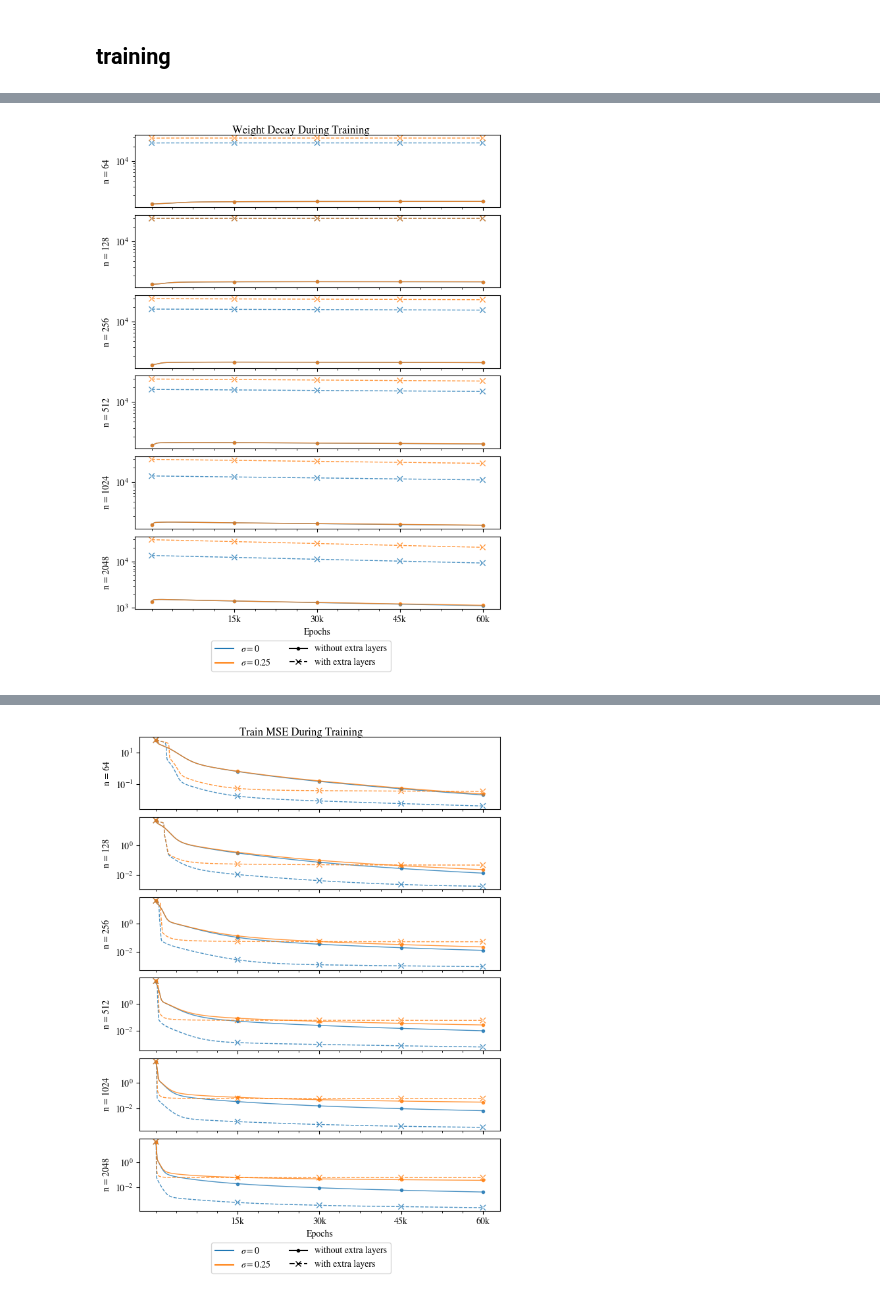
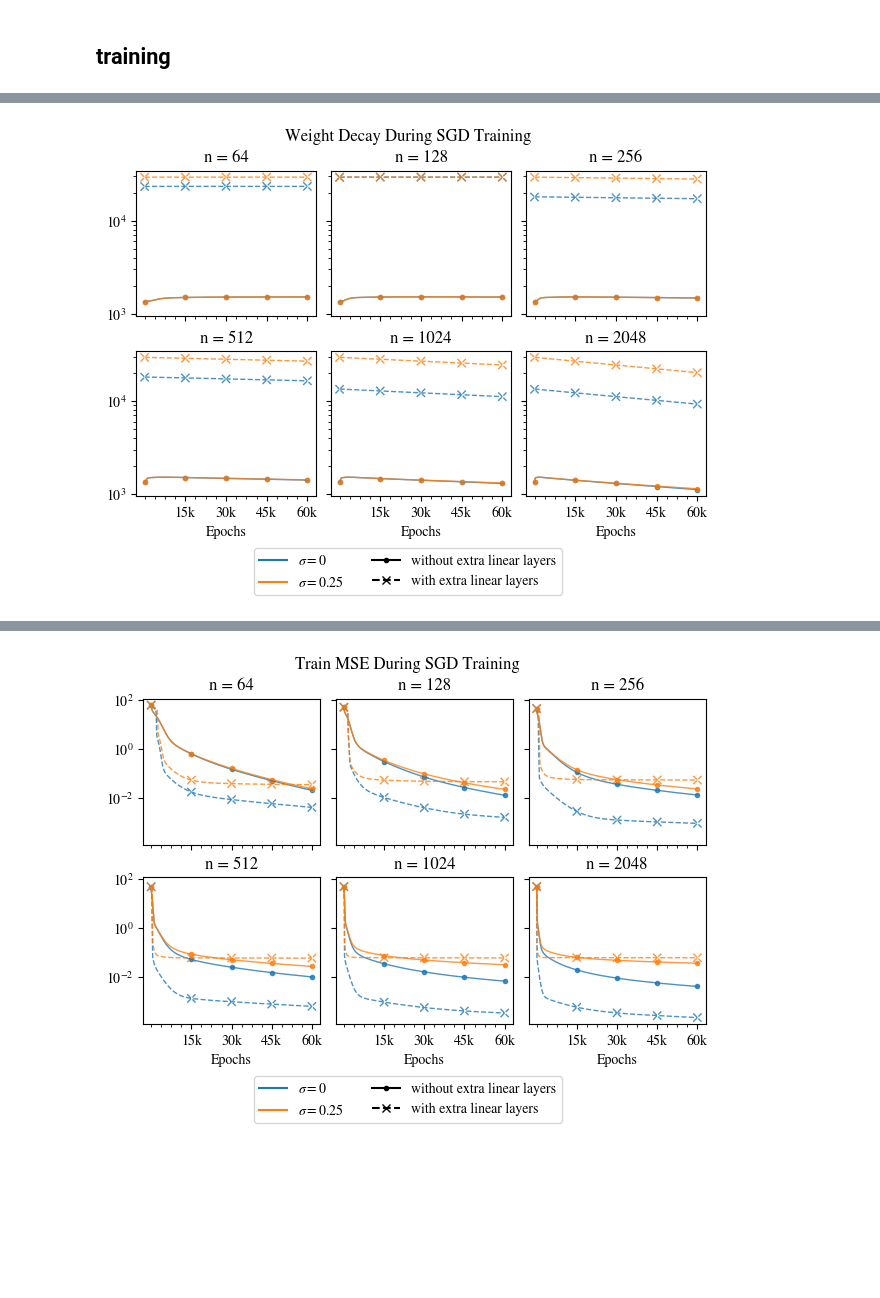
Before and after one commit to suzannastep/linear_layers_experiments, a Jupyter notebook: figs/plotting_results_SGD.ipynb, the cells around one changed output, grey strips where cells are left out. Drawn from its saved outputs; the diff is of its cells as text; code cells hidden in the pictures; blank space fills up the shorter version.

```diff
--- a/figs/plotting_results_SGD.ipynb
+++ b/figs/plotting_results_SGD.ipynb
@@ -395,7 +395,7 @@ handles += [
 handles += [Line2D([0], [0], color='k', ls=':', label=r"effective rank tolerance, $\varepsilon = 5\cdot10^{-1}$")]
 
 ranktol = 5e-2 #INCREASED FROM 1e-3
-f, ax = plt.subplots(nrows=len(res.r.unique())*2, ncols=3, sharex=True, sharey=True, figsize=(columnwidth,7))#,5.75))
+f, ax = plt.subplots(nrows=len(res.r.unique())*2, ncols=3, sharex=True, sharey=True, figsize=(columnwidth,4.25))#,5.75))
 for rnum,r in enumerate(res.r.unique()):
     for nnum,n in enumerate(res.n.unique()):
         row = 2*rnum + nnum // 3
@@ -403,9 +403,9 @@ for rnum,r in enumerate(res.r.unique()):
         print(r,n,row,col)
         for sigma in res.sigma.unique():
             for label,ls in labels.items():
-                if label == "with extra layers":#"with linear layers":
+                if label == "with extra linear layers":#"with linear layers":
                     curr = bestLres[(bestLres.r == r) * (bestLres.n == n) * (bestLres["sigma"] == sigma)]
-                elif label == "without extra layers":#"without linear layers":
+                elif label == "without extra linear layers":#"without linear layers":
                     curr = res[(res.L == 2) * (res.n == n) * (res.r == r) * (res["sigma"]==sigma)]
                 marker = markers[label]
                 ax[row,col].semilogy(curr["Gradient Singular Values"].values[0]/np.sqrt(2048),
@@ -422,7 +422,7 @@ for rnum,r in enumerate(res.r.unique()):
         ax[-1,col].set_xlabel(rf"Index, $k$")
         ax[row,col].set_ylim(10**(-9),10**(2.5))
 f.legend(handles=handles, ncol=2, loc = 'upper center', bbox_to_anchor=(0.5,0.01))
-plt.suptitle(r"Singular Values of Trained Networks, $\sigma_k(\hat{f})$")
+plt.suptitle(r"Singular Values of Trained Networks, $\sigma_k(\hat{f})$, with SGD Training")
 plt.tight_layout(pad=0.5,h_pad=1.08, w_pad=1.08)
 plt.savefig(job_name+f"_labelnoise_sv.pdf",dpi=300, bbox_inches='tight')
 plt.show()
@@ -447,14 +447,14 @@ handles += [
 ]
 
 #active subspace error plot
-f, ax = plt.subplots(ncols=2,nrows=1, sharex=True, sharey=False, figsize=(columnwidth,4.25))
+f, ax = plt.subplots(ncols=2,nrows=1, sharex=True, sharey=False, figsize=(columnwidth,3))
 for row,metric in enumerate([r"Effective Index Rank, $\varepsilon = 5\cdot10^{-1}$","Principal Angle (Degrees)"]):
     for sigma in res.sigma.unique():
         print(sigma)
         for label,ls in labels.items():
-            if label == "with extra layers":#"with linear layers":
+            if label == "with extra linear layers":#"with linear layers":
                 curr = bestLres[(bestLres.r == r) * (bestLres["sigma"] == sigma)]
-            elif label == "without extra layers":#"without linear layers":
+            elif label == "without extra linear layers":#"without linear layers":
                 curr = res[(res.L == 2) * (res.r == r) * (res["sigma"]==sigma)]
             if metric == "Principal Angle (Degrees)":
                 points = curr[[metric]].values[:,0]
@@ -480,7 +480,7 @@ for row,metric in enumerate([r"Effective Index Rank, $\varepsilon = 5\cdot10^{-1
     ax[1].set_xlabel("Number of training samples ($n$)")
     ax[row].minorticks_on()
 f.legend(handles=handles, ncol=2, loc = 'upper center', bbox_to_anchor=(0.5,0.03))
-plt.suptitle(f"Active Subspaces")
+plt.suptitle(f"Active Subspaces with SGD Training")
 plt.tight_layout(pad=0.5,h_pad=0.5, w_pad=0.5)
 plt.savefig(job_name+f"Active Subspaces.pdf",dpi=300,bbox_inches='tight')
 plt.show()
@@ -502,39 +502,41 @@ handles += [
 
 #training time plot
 for metric in ["Weight Decay","Train MSE"]:
-    f, ax = plt.subplots(ncols=len(res.r.unique()),nrows=len(res.n.unique()), sharex=True, sharey=False, figsize=(columnwidth,8))
+    f, ax = plt.subplots(ncols=3,nrows=len(res.n.unique())//3, sharex=True, sharey=True, figsize=(columnwidth,4.25))
     if len(res.r.unique()) == 1: ax = ax[:,np.newaxis]
-    for row,n in enumerate(res.n.unique()):
-        for col,r in enumerate(res.r.unique()):
-            for sigma in res.sigma.unique():
-                for label,ls in labels.items():
-                    if label == "with extra layers":
-                        curr = bestLres[(bestLres.r == r) * (bestLres.n == n) * (bestLres["sigma"] == sigma)]
-                    elif label == "without extra layers":
-                        curr = res[(res.L == 2) * (res.r == r) * (res.n == n) * (res["sigma"]==sigma)]
-                    assert curr[metric].shape[0] == 1 # make sure there's only one row
-                    values_to_plot = curr[metric].iloc[0]
-                    epochs = len(values_to_plot)
-                    ax[row,col].plot(np.arange(epochs),values_to_plot,
-                                        linestyle=ls,
-                                        color=colors[sigma],
-                                        linewidth = 1,
-                                        alpha=0.8)
-                    ax[row,col].scatter(np.arange(epochs)[::15_000],values_to_plot[::15_000],
-                                        linestyle=ls,
-                                        color=colors[sigma],
-                                        marker=markers[label],
-                                        linewidth = 1,
-                                        alpha=0.8)
+    for nnum,n in enumerate(res.n.unique()):
+        print(row,col)
+        row = nnum //3
+        col = nnum % 3
+        for sigma in res.sigma.unique():
+            for label,ls in labels.items():
+                if label == "with extra linear layers":
+                    curr = bestLres[(bestLres.r == r) * (bestLres.n == n) * (bestLres["sigma"] == sigma)]
+                elif label == "without extra linear layers":
+                    curr = res[(res.L == 2) * (res.r == r) * (res.n == n) * (res["sigma"]==sigma)]
+                assert curr[metric].shape[0] == 1 # make sure there's only one row
+                values_to_plot = curr[metric].iloc[0]
+                epochs = len(values_to_plot)
+                ax[row,0,col].plot(np.arange(epochs),values_to_plot,
+                                    linestyle=ls,
+                                    color=colors[sigma],
+                                    linewidth = 1,
+                                    alpha=0.8)
+                ax[row,0,col].scatter(np.arange(epochs)[::15_000],values_to_plot[::15_000],
+                                    linestyle=ls,
+                                    color=colors[sigma],
+                                    marker=markers[label],
+                                    linewidth = 1,
+                                    alpha=0.8)
             #plot set up
-            ax[row,0].set_ylabel(f"n = {n}")
-            ax[row,col].set_yscale("log",base=10)
-            ax[row,col].minorticks_on()
-            ax[-1,col].set_xlabel("Epochs")
+            ax[row,0,col].set_title(f"n = {n}")
+            ax[row,0,col].set_yscale("log",base=10)
+            ax[row,0,col].minorticks_on()
+            ax[-1,0,col].set_xlabel("Epochs")
             ticks = np.arange(15_000,epochs,step=15_000)
-            ax[-1,col].set_xticks(ticks=ticks, labels=[str(t)[:-3]+'k' for t in ticks])
+            ax[-1,0,col].set_xticks(ticks=ticks, labels=[str(t)[:-3]+'k' for t in ticks])
     f.legend(handles=handles, ncol=2, loc = 'upper center', bbox_to_anchor=(0.5,0.01))
-    plt.suptitle(metric+" During Training")
+    plt.suptitle(metric+" During SGD Training")
     plt.tight_layout(pad=0.5,h_pad=0.5, w_pad=0.5)
     plt.savefig(job_name+metric+"training.pdf",dpi=300,bbox_inches='tight')
     plt.show()
@@ -542 +550 @@ for metric in ["Weight Decay","Train MSE"]:
-[figure, old version]
+[figure, new version]
@@ -543 +557 @@ for metric in ["Weight Decay","Train MSE"]:
-[figure, old version]
+[figure, new version]
```
Also changed, not shown: parts of 6 cells of this notebook, 11 other files.
